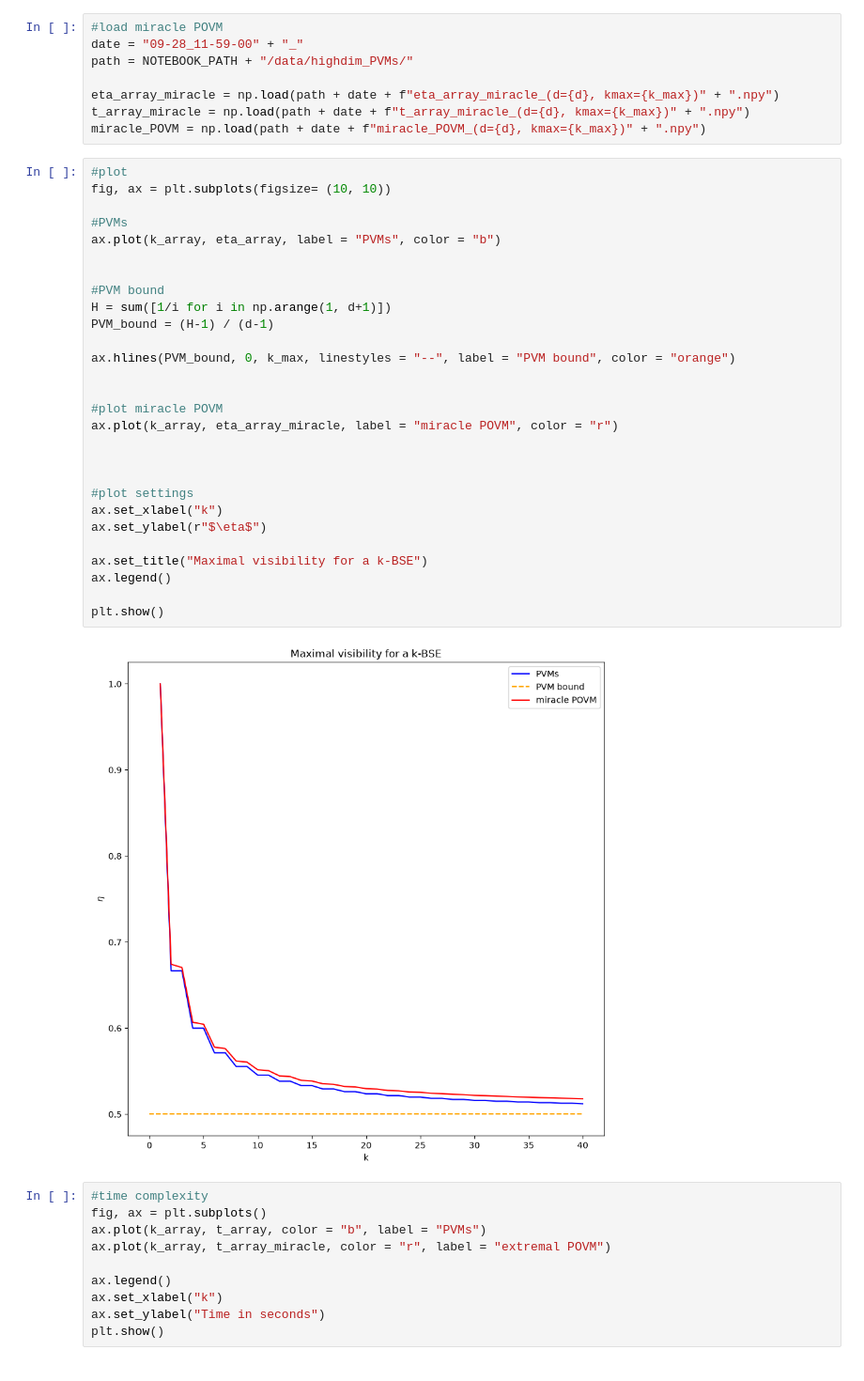
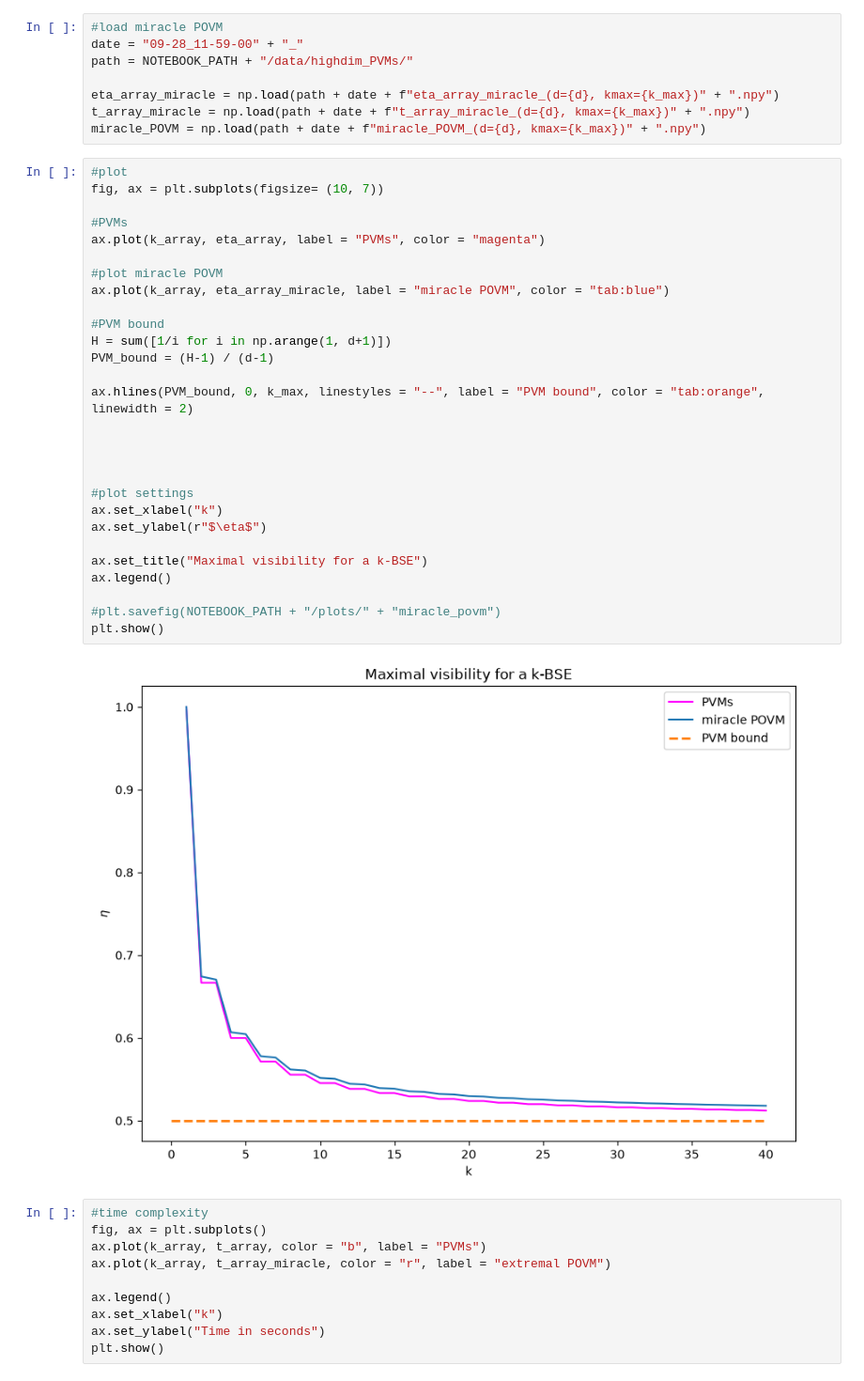
Before and after one commit to JSchuemann-physics/Bose-symmetric-extensions-of-multimeters, a Jupyter notebook: BSE for publishing.ipynb, the cells around one changed output. Shown at 94% size. Saved outputs shown, nothing was run; the diff lists cells and outputs as text.

```diff
--- a/BSE for publishing.ipynb
+++ b/BSE for publishing.ipynb
@@ -809,34 +841,34 @@ t_array_miracle = np.load(path + date + f"t_array_miracle_(d={d}, kmax={k_max})"
 miracle_POVM = np.load(path + date + f"miracle_POVM_(d={d}, kmax={k_max})" + ".npy")
 # %%
 #plot
-fig, ax = plt.subplots(figsize= (10, 10))
+fig, ax = plt.subplots(figsize= (10, 7))
 
 #PVMs
-ax.plot(k_array, eta_array, label = "PVMs", color = "b")
+ax.plot(k_array, eta_array, label = "PVMs", color = "magenta")
 
+#plot miracle POVM
+ax.plot(k_array, eta_array_miracle, label = "miracle POVM", color = "tab:blue")
 
 #PVM bound
 H = sum([1/i for i in np.arange(1, d+1)])
 PVM_bound = (H-1) / (d-1)
 
-ax.hlines(PVM_bound, 0, k_max, linestyles = "--", label = "PVM bound", color = "orange")
+ax.hlines(PVM_bound, 0, k_max, linestyles = "--", label = "PVM bound", color = "tab:orange", linewidth = 2)
 
-
-#plot miracle POVM
-ax.plot(k_array, eta_array_miracle, label = "miracle POVM", color = "r")
 
 
 
 #plot settings
 ax.set_xlabel("k")
 ax.set_ylabel(r"$\eta$")
 
 ax.set_title("Maximal visibility for a k-BSE")
 ax.legend()
 
+#plt.savefig(NOTEBOOK_PATH + "/plots/" + "miracle_povm")
 plt.show()
 # %% [output]
-[figure, old version]
+[figure, new version]
 # %%
 #time complexity
 fig, ax = plt.subplots()
```
Also changed, not shown: parts of 13 cells of this notebook, 15 other files.
